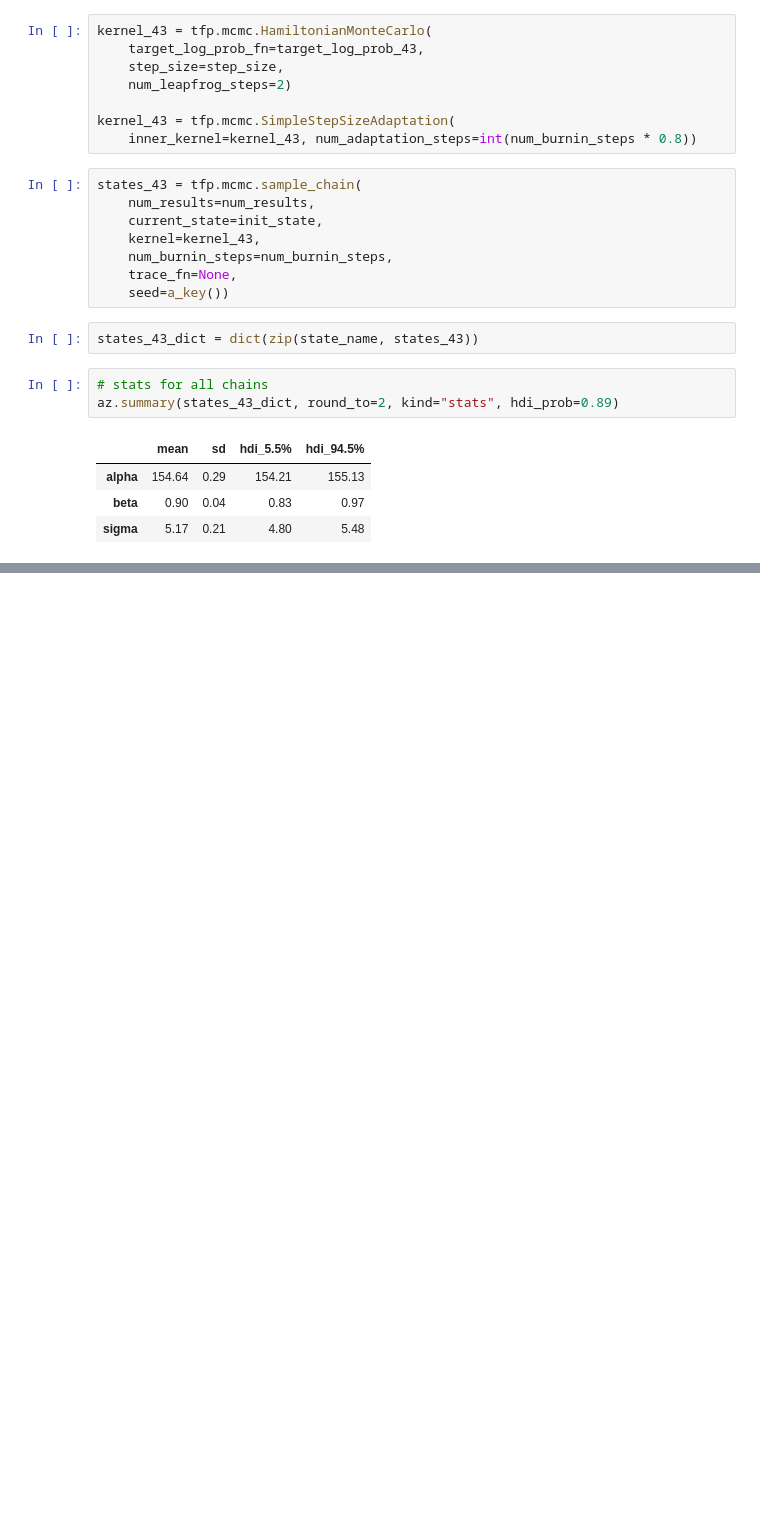
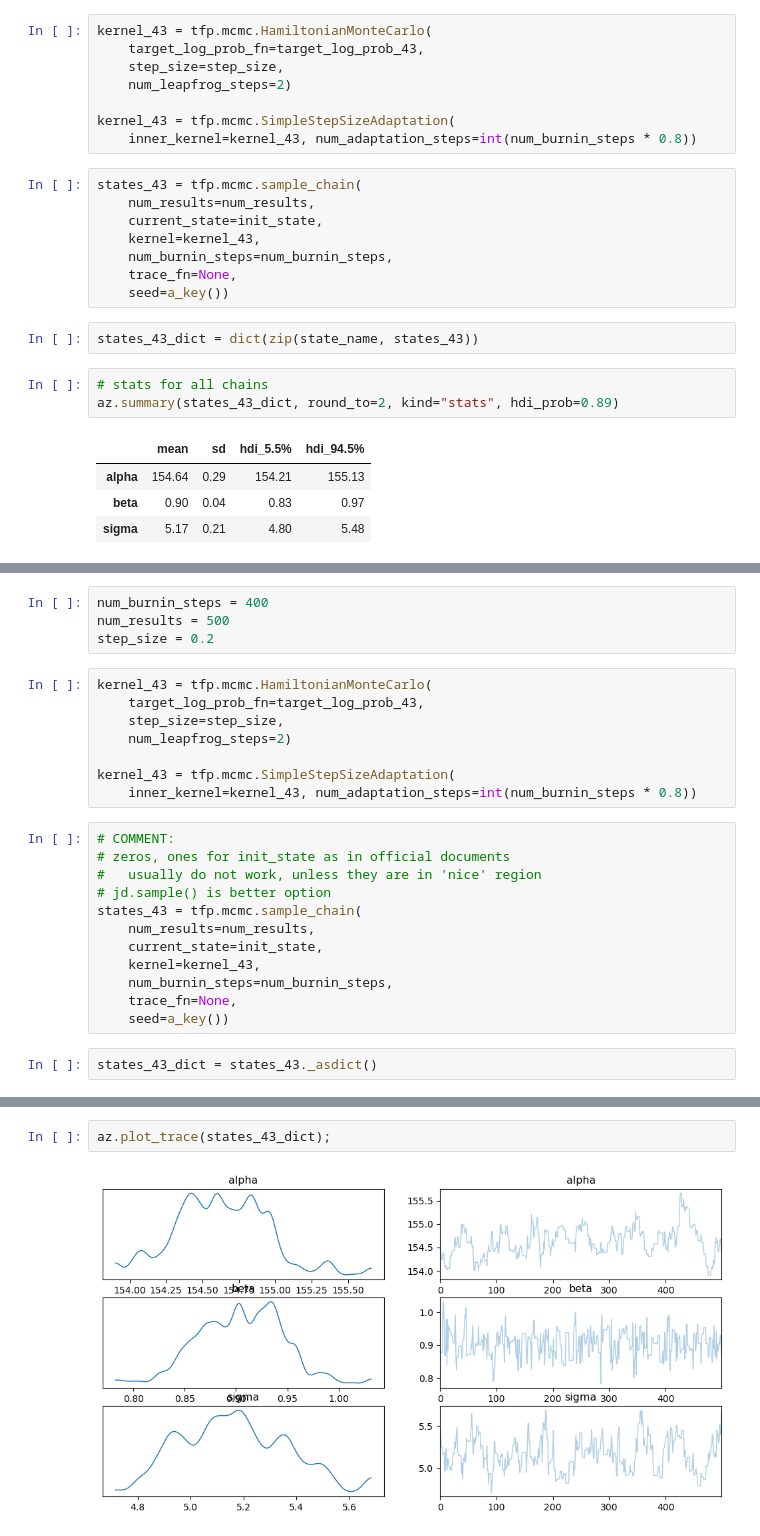
Before and after one commit to qpsy/rethinking-tfp2, a Jupyter notebook: 04_geocentric_models2.ipynb, the cells around one changed output, grey strips where cells are left out. Saved outputs shown, nothing was run; the diff lists cells and outputs as text; blank space fills up the shorter version.

```diff
--- a/04_geocentric_models2.ipynb
+++ b/04_geocentric_models2.ipynb
@@ -933,0 +943,26 @@ jd_43 = tfd.JointDistributionCoroutineAutoBatched(m43)
+# %%
+num_burnin_steps = 400
+num_results = 500
+step_size = 0.2
+# %%
+kernel_43 = tfp.mcmc.HamiltonianMonteCarlo(
+    target_log_prob_fn=target_log_prob_43,
+    step_size=step_size,
+    num_leapfrog_steps=2)
+
+kernel_43 = tfp.mcmc.SimpleStepSizeAdaptation(
+    inner_kernel=kernel_43, num_adaptation_steps=int(num_burnin_steps * 0.8))
+# %%
+# COMMENT:
+# zeros, ones for init_state as in official documents
+#   usually do not work, unless they are in 'nice' region
+# jd.sample() is better option
+states_43 = tfp.mcmc.sample_chain(
+    num_results=num_results,
+    current_state=init_state,
+    kernel=kernel_43,
+    num_burnin_steps=num_burnin_steps,
+    trace_fn=None,
+    seed=a_key())
+# %%
+states_43_dict = states_43._asdict()
@@ -933,0 +977,4 @@ jd_43 = tfd.JointDistributionCoroutineAutoBatched(m43)
+# %%
+az.plot_trace(states_43_dict);
+# %% [output]
+[figure, added]
```
Also changed, not shown: parts of 17 cells of this notebook.
